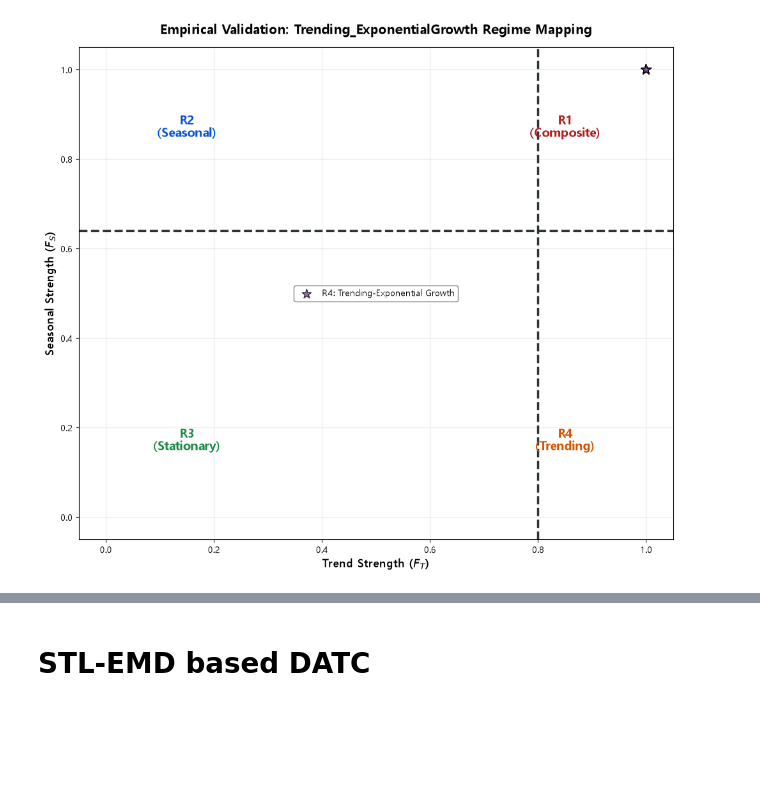
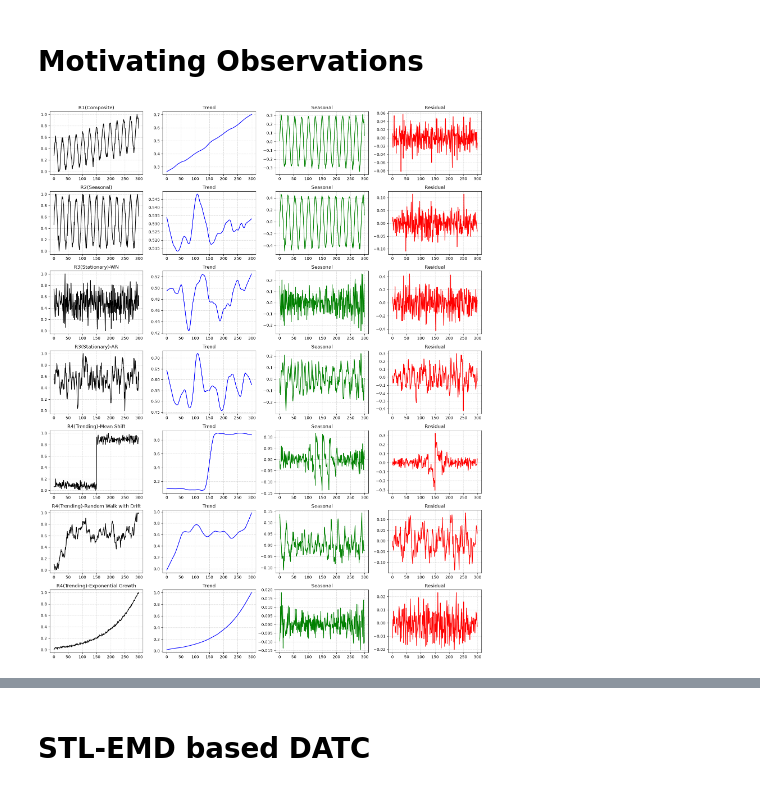
Before and after one commit to wayne0831/TSFM_Ops, a Jupyter notebook: src/temp/DATC_STL_EMD.ipynb, the cells around one changed output, grey strips where cells are left out. Saved outputs shown, nothing was run; the diff lists cells and outputs as text; code cells hidden in the pictures; blank space fills up the shorter version.

Commit message:
modified:   results/temp/0706_Per1000_Len500_StlEmd_synthetic_dataset.csv 	modified:   src/temp/DATC_STL_EMD.ipynb

```diff
--- a/src/temp/DATC_STL_EMD.ipynb
+++ b/src/temp/DATC_STL_EMD.ipynb
@@ -368,46 +371,47 @@ print("="*60)
 ============================================================
+# %% [markdown]
+# Motivating Observations
 # %%
+import numpy as np
+import pandas as pd
 import matplotlib.pyplot as plt
+from statsmodels.tsa.seasonal import STL
+from sklearn.preprocessing import MinMaxScaler
 
-# ==========================================
-# 2. 결과 시각화 (Trending_ExponentialGrowth 단독 플롯팅)
-# ==========================================
-F_T_thr = 0.80
-F_S_thr = 0.64
+# 1. 7가지 레짐 생성 (이전과 동일)
+def generate_regimes(n=300):
+    t = np.arange(n)
+    r1 = 0.05 * t + 10 * np.sin(2 * np.pi * t / 24) + np.random.normal(0, 1, n)
+    r2 = 10 * np.sin(2 * np.pi * t / 24) + np.random.normal(0, 1, n)
+    r3_t1 = np.random.normal(0, 1, n)
+    r3_t2 = np.zeros(n)
+    for i in range(1, n): r3_t2[i] = 0.8 * r3_t2[i-1] + np.random.normal(0, 1)
+    r4_t1 = np.where(t > n//2, 20, 0) + np.random.normal(0, 1, n)
+    r4_t2 = np.cumsum(np.random.normal(0.1, 1, n))
+    r4_t3 = 5 * np.exp(0.01 * t) + np.random.normal(0, 1, n)
+    return {'R1(Composite)': r1, 'R2(Seasonal)': r2, 'R3(Stationary)-WN': r3_t1, 'R3(Stationary)-AR': r3_t2,
+            'R4(Trending)-Mean Shift': r4_t1, 'R4(Trending)-Random Walk with Drift': r4_t2, 'R4(Trending)-Exponential Growth': r4_t3}
 
-plt.figure(figsize=(12, 10))
+data_dict = generate_regimes()
+scaler = MinMaxScaler()
 
-# 1. 'Trending_ExponentialGrowth' 단독 설정 정의
-target_pattern = 'Trending_ExponentialGrowth'
-config = {'color': '#8e44ad', 'marker': '*', 'label': 'R4: Trending-Exponential Growth'}
+# 2. STL 분해 및 전체 성분 시각화 (Min-Max Scaling 포함)
+fig, axes = plt.subplots(7, 4, figsize=(16, 20))
 
-# 2. 데이터프레임 내에 해당 패턴이 존재하는지 확인 후 단독 플롯팅
-if target_pattern in df_exp_results['Pattern'].unique():
-    group = df_exp_results[df_exp_results['Pattern'] == target_pattern]
+for i, (name, data) in enumerate(data_dict.items()):
+    # Min-Max Scaling 적용 (2D 배열 형태 변경 필요)
+    scaled_data = scaler.fit_transform(data.reshape(-1, 1)).flatten()
 
-    plt.scatter(group['F_T'], group['F_S'],
-                label=config['label'], color=config['color'], marker=config['marker'],
-                alpha=0.8, edgecolors='k', s=120)  # 단독 시각화이므로 가독성을 위해 마커 크기(s)를 살짝 키웠습니다.
+    stl = STL(scaled_data, period=24).fit()
 
-# 오라클 결정 가이드라인 경계선 (임계치 시각화)
-plt.axvline(x=F_T_thr, color='#2d3436', linestyle='--', linewidth=2.5)
-plt.axhline(y=F_S_thr, color='#2d3436', linestyle='--', linewidth=2.5)
+    axes[i, 0].plot(scaled_data, color='black'); axes[i, 0].set_title(f"{name}")
+    axes[i, 1].plot(stl.trend, color='blue'); axes[i, 1].set_title("Trend")
+    axes[i, 2].plot(stl.seasonal, color='green'); axes[i, 2].set_title("Seasonal")
+    axes[i, 3].plot(stl.resid, color='red'); axes[i, 3].set_title("Residual")
 
-# 사분면 텍스트 표기
-plt.text(0.85, 0.85, 'R1\n(Composite)', fontsize=14, fontweight='bold', ha='center', color='#b21f1f')
-plt.text(0.15, 0.85, 'R2\n(Seasonal)', fontsize=14, fontweight='bold', ha='center', color='#0652dd')
-plt.text(0.15, 0.15, 'R3\n(Stationary)', fontsize=14, fontweight='bold', ha='center', color='#1b8a43')
-plt.text(0.85, 0.15, 'R4\n(Trending)', fontsize=14, fontweight='bold', ha='center', color='#d35400')
+    for j in range(4): axes[i, j].grid(True, linestyle='--', alpha=0.5)
 
-plt.xlim(-0.05, 1.05)
-plt.ylim(-0.05, 1.05)
-plt.xlabel('Trend Strength ($F_T$)', fontsize=13, fontweight='bold')
-plt.ylabel('Seasonal Strength ($F_S$)', fontsize=13, fontweight='bold')
-plt.title('Empirical Validation: Trending_ExponentialGrowth Regime Mapping', fontsize=15, fontweight='bold', pad=15)
-
-# 범례 및 그리드 설정
-plt.legend(loc='center', fontsize=10, framealpha=0.95, facecolor='white', edgecolor='gray')
-plt.grid(True, alpha=0.25)
+plt.tight_layout()
 plt.show()
 # %% [output]
-[figure, old version]
+[figure, new version]
```
Also changed, not shown: parts of 14 cells of this notebook, 1 other file.
